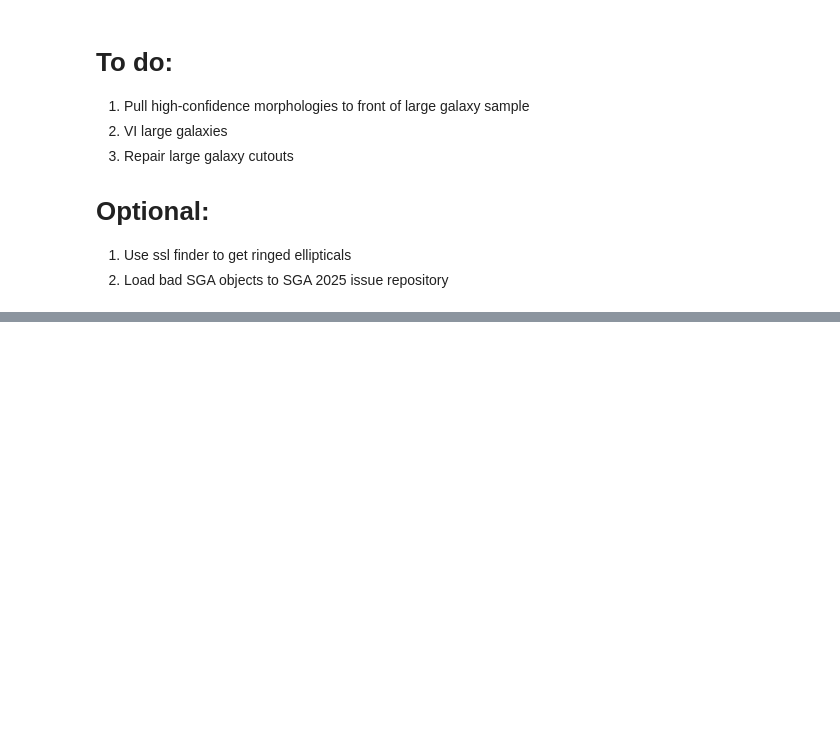
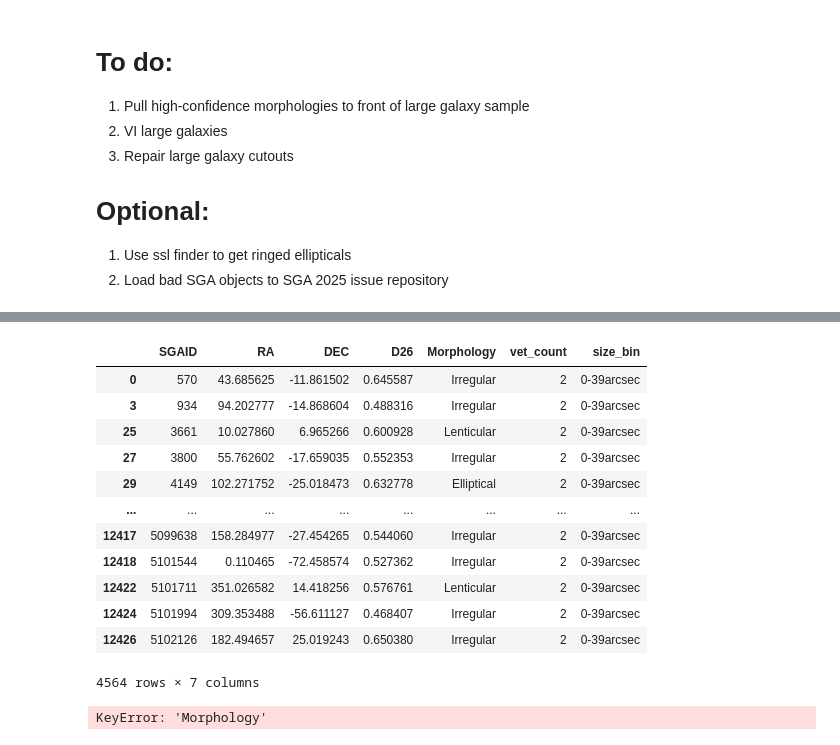
Before and after one commit to DESI-UR/morphology_classification, a Jupyter notebook: VI-set/Anchor_Refinery.ipynb, the cells around one changed output, grey strips where cells are left out. Cells and saved outputs as stored; diff of their text form; code cells hidden in the pictures; blank space fills up the shorter version.

```diff
--- a/VI-set/Anchor_Refinery.ipynb
+++ b/VI-set/Anchor_Refinery.ipynb
@@ -328,0 +421,6 @@ display(matrix)
+# %%
+g = v.groupby("SGAID").agg(n=("vetter", "nunique"), u=("label", "nunique"), label=("label", "first"),
+                               size_bin=("size_bin", lambda x: next((b for b in x if b), "")))
+g["cls"] = np.where(g["u"] == 1, g["label"], "Disputed")
+g["size_bin"] = g["size_bin"].replace("", "(unbinned)")
+g
@@ -328,0 +442,24 @@ display(matrix)
+# %%
+masterc = master.copy()
+masterc['Morphology'] = masterc['SGAID'].map(g['cls'])
+masterc['vet_count'] = masterc['SGAID'].map(g['n'])
+masterc['size_bin'] = masterc['SGAID'].map(g['size_bin'])
+masterc = masterc.drop(columns={'qshimp', 'nravi', 's'})
+masterc = masterc[(masterc['vet_count'] != 1) & (masterc['size_bin'] == '0-39arcsec')]
+masterc = masterc[(masterc['Morphology'] != 'Disputed')]
+masterc = masterc[(masterc['Morphology'] != 'Bad anchor')]
+masterc
+# %% [output]
+|  | SGAID | RA | DEC | D26 | Morphology | vet_count | size_bin |
+| 0 | 570 | 43.685625 | -11.861502 | 0.645587 | Irregular | 2 | 0-39arcsec |
+| 3 | 934 | 94.202777 | -14.868604 | 0.488316 | Irregular | 2 | 0-39arcsec |
+| 25 | 3661 | 10.027860 | 6.965266 | 0.600928 | Lenticular | 2 | 0-39arcsec |
+| 27 | 3800 | 55.762602 | -17.659035 | 0.552353 | Irregular | 2 | 0-39arcsec |
+| 29 | 4149 | 102.271752 | -25.018473 | 0.632778 | Elliptical | 2 | 0-39arcsec |
+| ... | ... | ... | ... | ... | ... | ... | ... |
+| 12417 | 5099638 | 158.284977 | -27.454265 | 0.544060 | Irregular | 2 | 0-39arcsec |
+| 12418 | 5101544 | 0.110465 | -72.458574 | 0.527362 | Irregular | 2 | 0-39arcsec |
+| 12422 | 5101711 | 351.026582 | 14.418256 | 0.576761 | Lenticular | 2 | 0-39arcsec |
+| 12424 | 5101994 | 309.353488 | -56.611127 | 0.468407 | Irregular | 2 | 0-39arcsec |
+| 12426 | 5102126 | 182.494657 | 25.019243 | 0.650380 | Irregular | 2 | 0-39arcsec |
+4564 rows × 7 columns
@@ -328,0 +470,5 @@ display(matrix)
+# %%
+sample = sampleMorphologies(master, morph_col="Morphology")
+#sample.to_csv('/global/cfs/cdirs/desicollab/users/qshimp/anchors/anchors_bin0_v2.csv', index=False)
+# %% [output]
+KeyError: 'Morphology'
```
Also changed, not shown: parts of 15 cells of this notebook, 1 other file.
